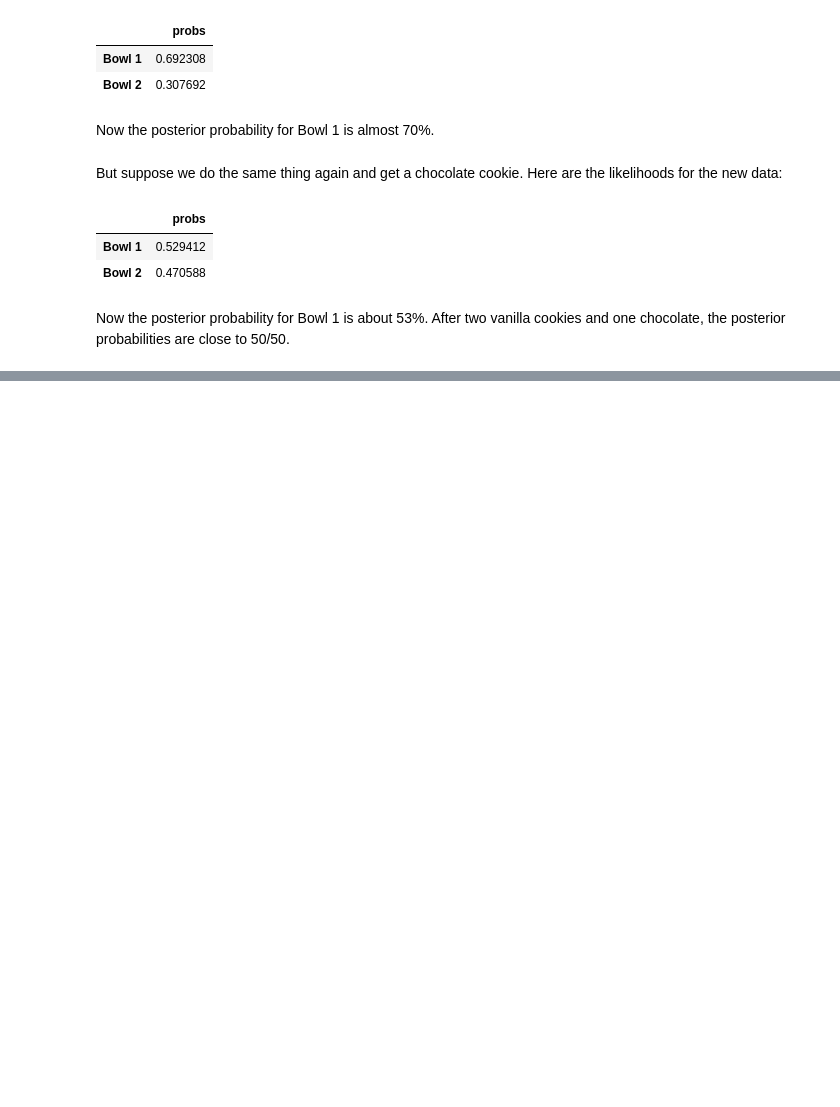
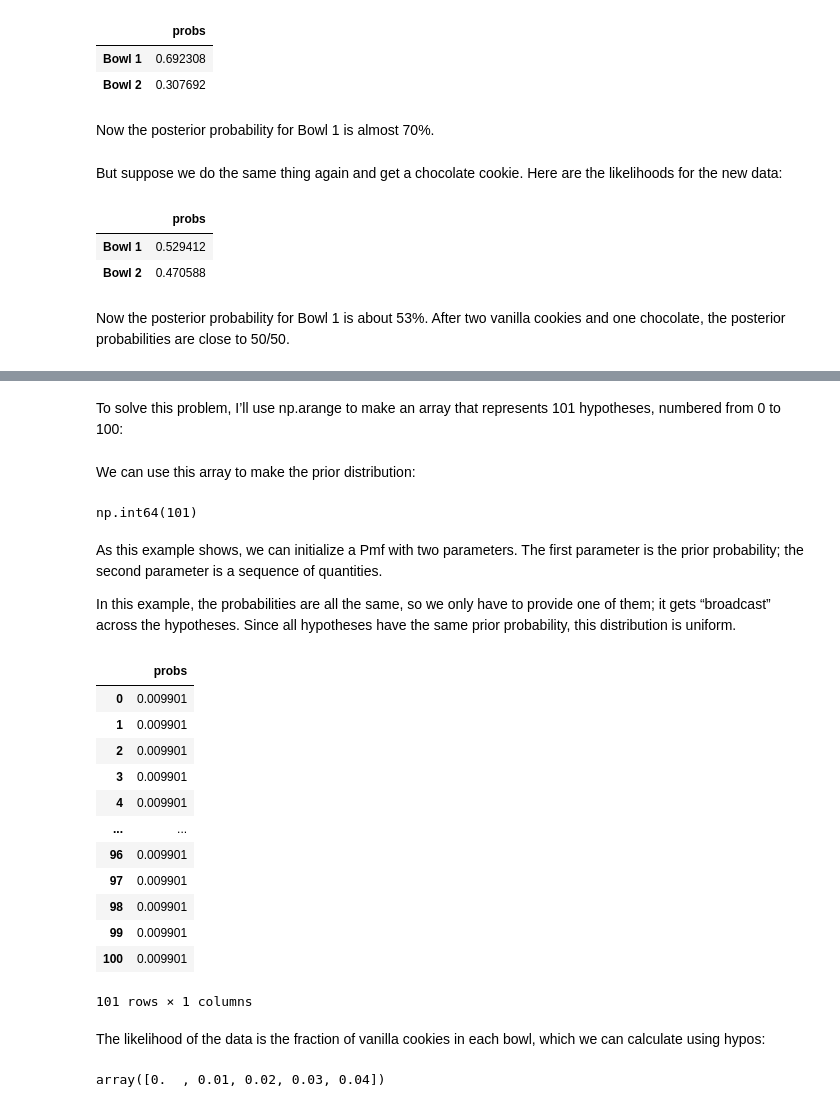
Before and after one commit to bea-sirowy/Python-tutorials, a Jupyter notebook: Bayes02_distributions.ipynb, the cells around one changed output, grey strips where cells are left out. Drawn from its saved outputs; the diff is of its cells as text; code cells hidden in the pictures; blank space fills up the shorter version.

```diff
--- a/Bayes02_distributions.ipynb
+++ b/Bayes02_distributions.ipynb
@@ -187,0 +209,46 @@ cookies and one chocolate, the posterior probabilities are close to 50/50.
+# %% [markdown]
+To solve this problem, I’ll use np.arange to make an array that represents 101
+hypotheses, numbered from 0 to 100:
+# %%
+import numpy as np
+
+hypos = np.arange(101)
+# %% [markdown]
+We can use this array to make the prior distribution:
+# %%
+prior = Pmf(1, hypos)
+prior.normalize()
+# %% [output]
+np.int64(101)
+# %% [markdown]
+As this example shows, we can initialize a Pmf with two parameters. The first
+parameter is the prior probability; the second parameter is a sequence of
+quantities.
+
+In this example, the probabilities are all the same, so we only have to provide
+one of them; it gets “broadcast” across the hypotheses. Since all hypotheses have
+the same prior probability, this distribution is uniform.
+# %%
+prior
+# %% [output]
+|  | probs |
+| 0 | 0.009901 |
+| 1 | 0.009901 |
+| 2 | 0.009901 |
+| 3 | 0.009901 |
+| 4 | 0.009901 |
+| ... | ... |
+| 96 | 0.009901 |
+| 97 | 0.009901 |
+| 98 | 0.009901 |
+| 99 | 0.009901 |
+| 100 | 0.009901 |
+101 rows × 1 columns
+# %% [markdown]
+The likelihood of the data is the fraction of vanilla cookies in each bowl, which
+we can calculate using hypos:
+# %%
+likelihood_vanilla = hypos/100
+likelihood_vanilla[:5]
+# %% [output]
+array([0.  , 0.01, 0.02, 0.03, 0.04])
```
Also changed, not shown: parts of 20 cells of this notebook.
